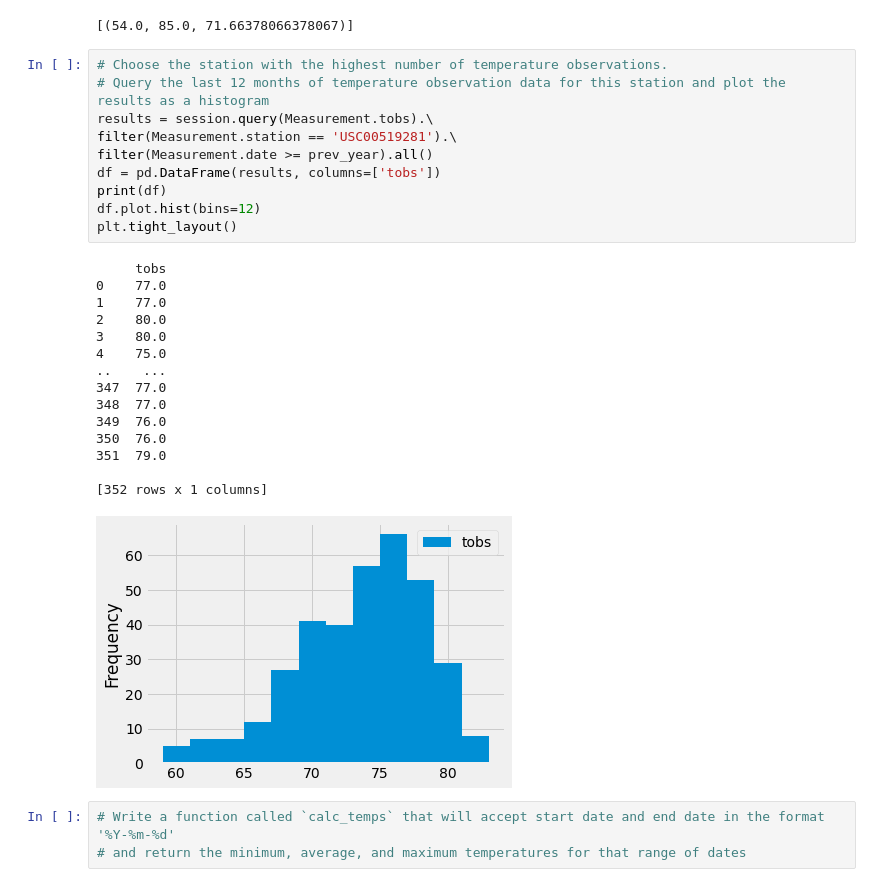
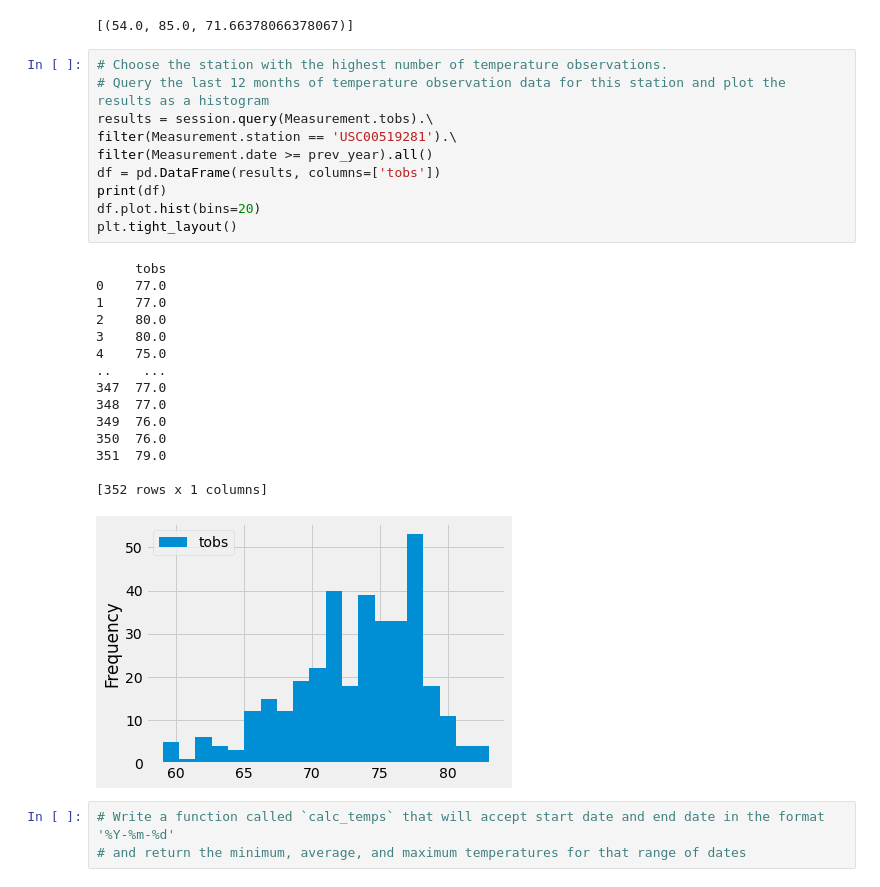
Before and after one commit to Tozerh/surfs_up, a Jupyter notebook: climate_analysis.ipynb, the cells around one changed output. Cells and saved outputs as stored; diff of their text form.

```diff
--- a/climate_analysis.ipynb
+++ b/climate_analysis.ipynb
@@ -121,29 +121,29 @@ filter(Measurement.station == 'USC00519281').all()
 # %%
 # Choose the station with the highest number of temperature observations.
 # Query the last 12 months of temperature observation data for this station and plot the results as a histogram
 results = session.query(Measurement.tobs).\
 filter(Measurement.station == 'USC00519281').\
 filter(Measurement.date >= prev_year).all()
 df = pd.DataFrame(results, columns=['tobs'])
 print(df)
-df.plot.hist(bins=12)
+df.plot.hist(bins=20)
 plt.tight_layout()
 # %% [output]
      tobs
 0    77.0
 1    77.0
 2    80.0
 3    80.0
 4    75.0
 ..    ...
 347  77.0
 348  77.0
 349  76.0
 350  76.0
 351  79.0
 
 [352 rows x 1 columns]
-[figure, old version]
+[figure, new version]
 # %%
 # Write a function called `calc_temps` that will accept start date and end date in the format '%Y-%m-%d'
 # and return the minimum, average, and maximum temperatures for that range of dates
```
Also changed, not shown: 1 other file.
